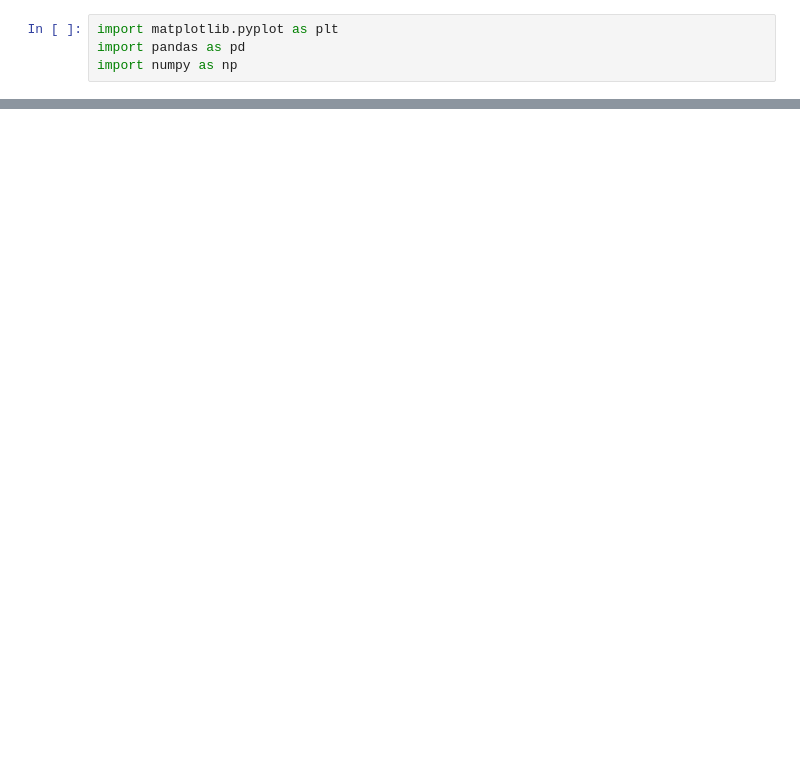
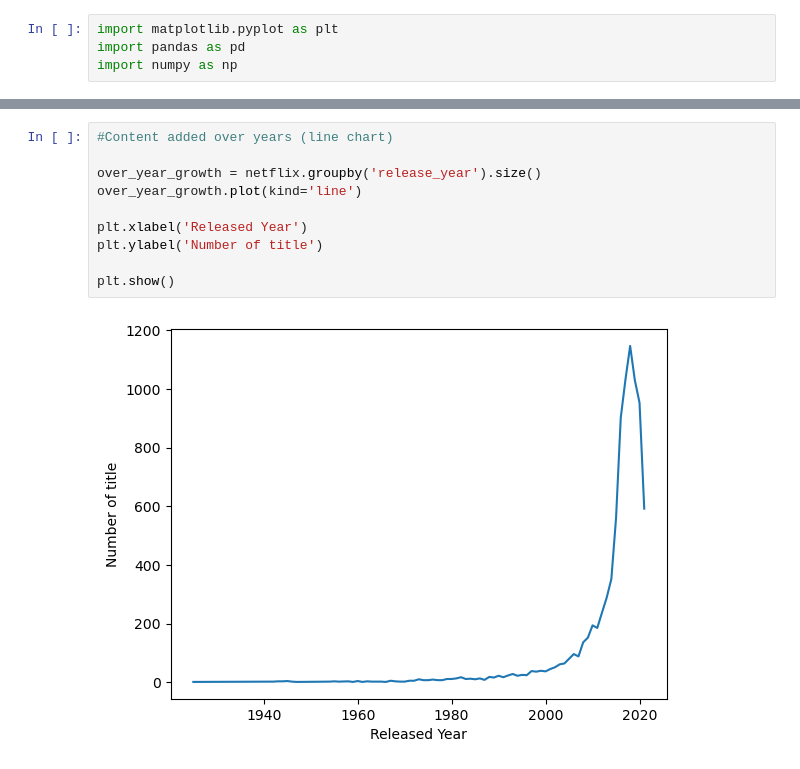
Before and after one commit to nandankaryash0-star/pandas_learning, a Jupyter notebook: Data Visualization.ipynb, the cells around one changed output, grey strips where cells are left out. Saved outputs shown, nothing was run; the diff lists cells and outputs as text; blank space fills up the shorter version.

```diff
--- a/Data Visualization.ipynb
+++ b/Data Visualization.ipynb
@@ -22,0 +34,12 @@ plt.show()
+# %%
+#Content added over years (line chart)
+
+over_year_growth = netflix.groupby('release_year').size()
+over_year_growth.plot(kind='line')
+
+plt.xlabel('Released Year')
+plt.ylabel('Number of title')
+
+plt.show()
+# %% [output]
+[figure, added]
```
Also changed, not shown: parts of 7 cells of this notebook, 1 other file.
